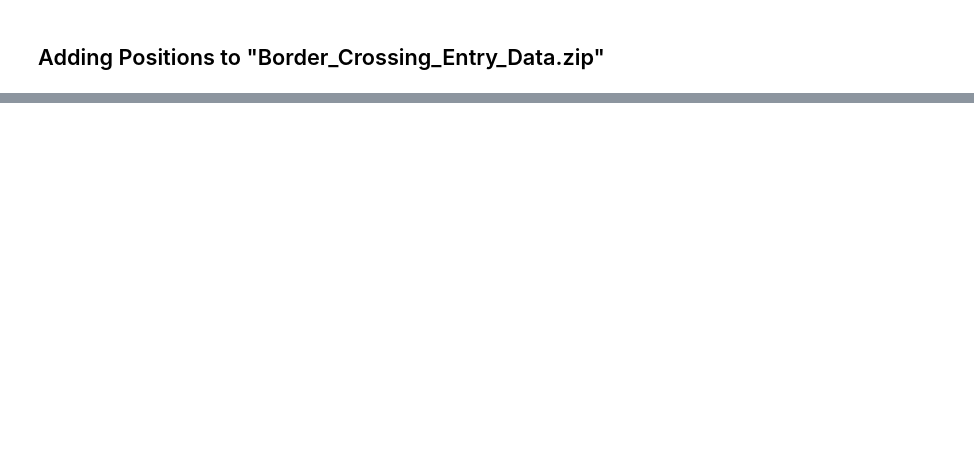
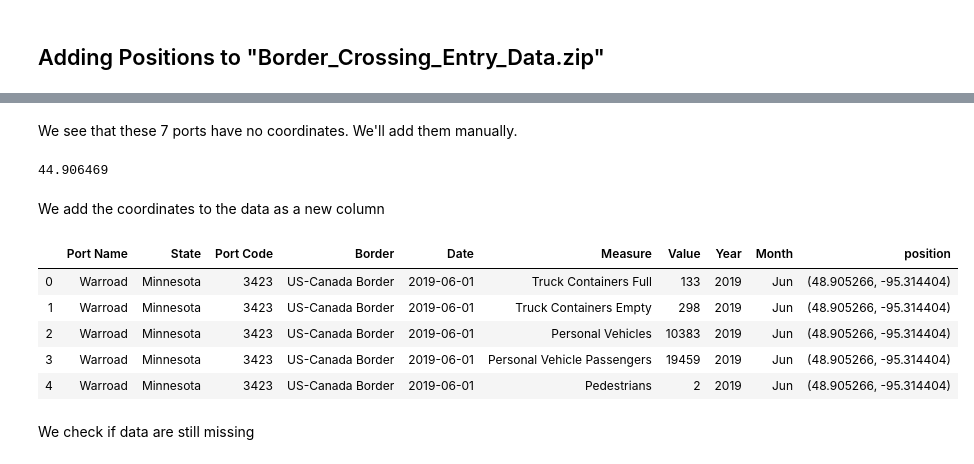
Before and after one commit to rnaua/DMML2019_Team_Swatch, a Jupyter notebook: code/Cleaning_master.ipynb, the cells around one changed output, grey strips where cells are left out. Cells and saved outputs as stored; diff of their text form; code cells hidden in the pictures; blank space fills up the shorter version.

```diff
--- a/code/Cleaning_master.ipynb
+++ b/code/Cleaning_master.ipynb
@@ -229,0 +182,12 @@ The problem is now solved. Let's export the cleaned dataset:
+# %%
+coordinates = {}
+
+def do_geocode(address):
+    try:
+        return nom.geocode(address)
+    except:
+        return do_geocode(address)
+
+for lieu in lieux:
+    coordinates[lieu] = do_geocode(lieu)
+    #print(do_geocode(lieu))
@@ -229,0 +196,7 @@ The problem is now solved. Let's export the cleaned dataset:
+# %%
+portAndCoordinates = {}
+for key in coordinates:
+    if coordinates[key] is None:
+        portAndCoordinates[key[:-4]] = None
+    else:
+        portAndCoordinates[key[:-4]] = (coordinates[key].latitude,coordinates[key].longitude)
@@ -229,0 +213,29 @@ The problem is now solved. Let's export the cleaned dataset:
+# %% [markdown]
+We see that these 7 ports have no coordinates. We'll add them manually.
+# %%
+portAndCoordinates['Blaine']  = do_geocode("Blaine, Washington")
+portAndCoordinates['International Falls-Ranier'] = do_geocode("International Falls,USA")
+portAndCoordinates['Dalton Cache'] = do_geocode("Pleasant Camp")
+portAndCoordinates['Van Buren'] = ("47.16207","-67.94271")
+portAndCoordinates['Turner'] = ("48.84361","108.40599")
+portAndCoordinates['Eastport_MA'] = ("Eastport (132577)")
+portAndCoordinates['Eastport_ID'] = ("Eastport (150938293)")
+# %%
+print(do_geocode("Eastport (132577)").latitude)
+# %% [output]
+44.906469
+# %% [markdown]
+We add the coordinates to the data as a new column
+# %%
+df["position"] = df['Port Name'].apply(lambda loc:portAndCoordinates[loc])
+# %%
+df.head()
+# %% [output]
+|  | Port Name | State | Port Code | Border | Date | Measure | Value | Year | Month | position |
+| 0 | Warroad | Minnesota | 3423 | US-Canada Border | 2019-06-01 | Truck Containers Full | 133 | 2019 | Jun | (48.905266, -95.314404) |
+| 1 | Warroad | Minnesota | 3423 | US-Canada Border | 2019-06-01 | Truck Containers Empty | 298 | 2019 | Jun | (48.905266, -95.314404) |
+| 2 | Warroad | Minnesota | 3423 | US-Canada Border | 2019-06-01 | Personal Vehicles | 10383 | 2019 | Jun | (48.905266, -95.314404) |
+| 3 | Warroad | Minnesota | 3423 | US-Canada Border | 2019-06-01 | Personal Vehicle Passengers | 19459 | 2019 | Jun | (48.905266, -95.314404) |
+| 4 | Warroad | Minnesota | 3423 | US-Canada Border | 2019-06-01 | Pedestrians | 2 | 2019 | Jun | (48.905266, -95.314404) |
+# %% [markdown]
+We check if data are still missing
```
Also changed, not shown: parts of 40 cells of this notebook, 2 other files.
